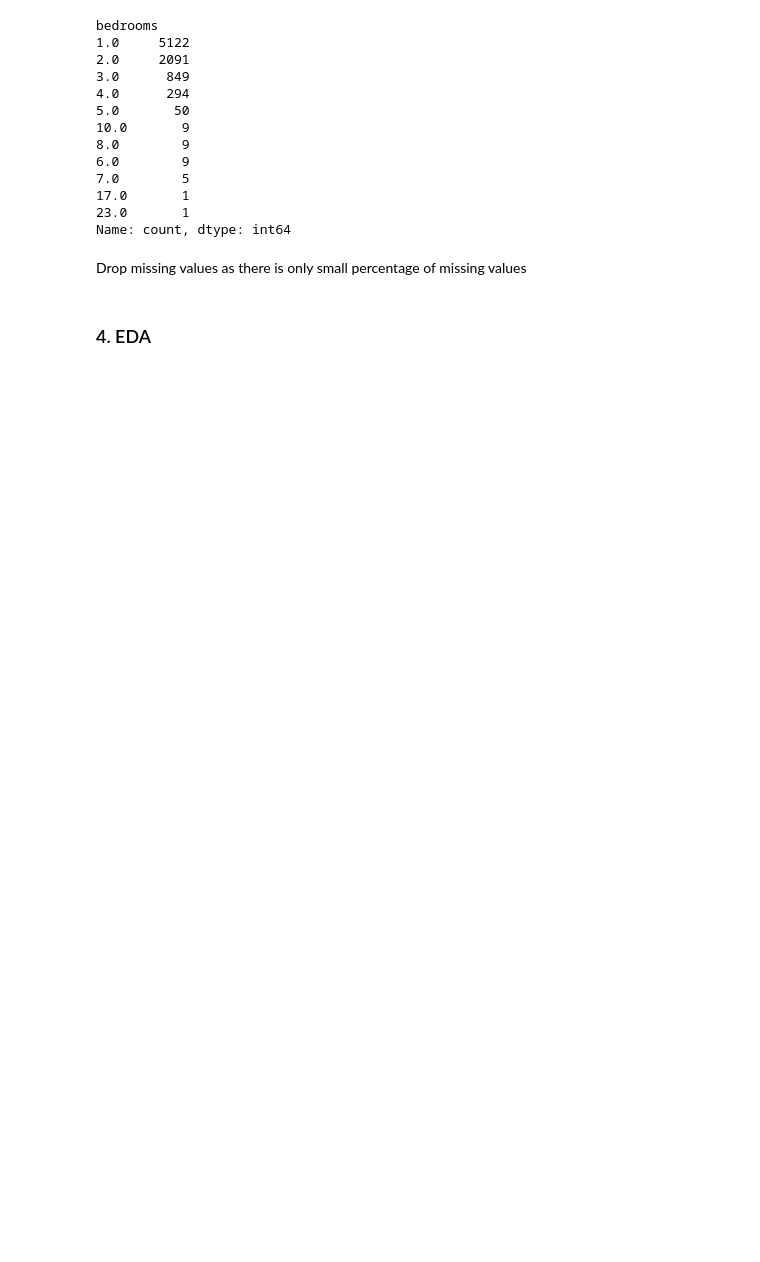
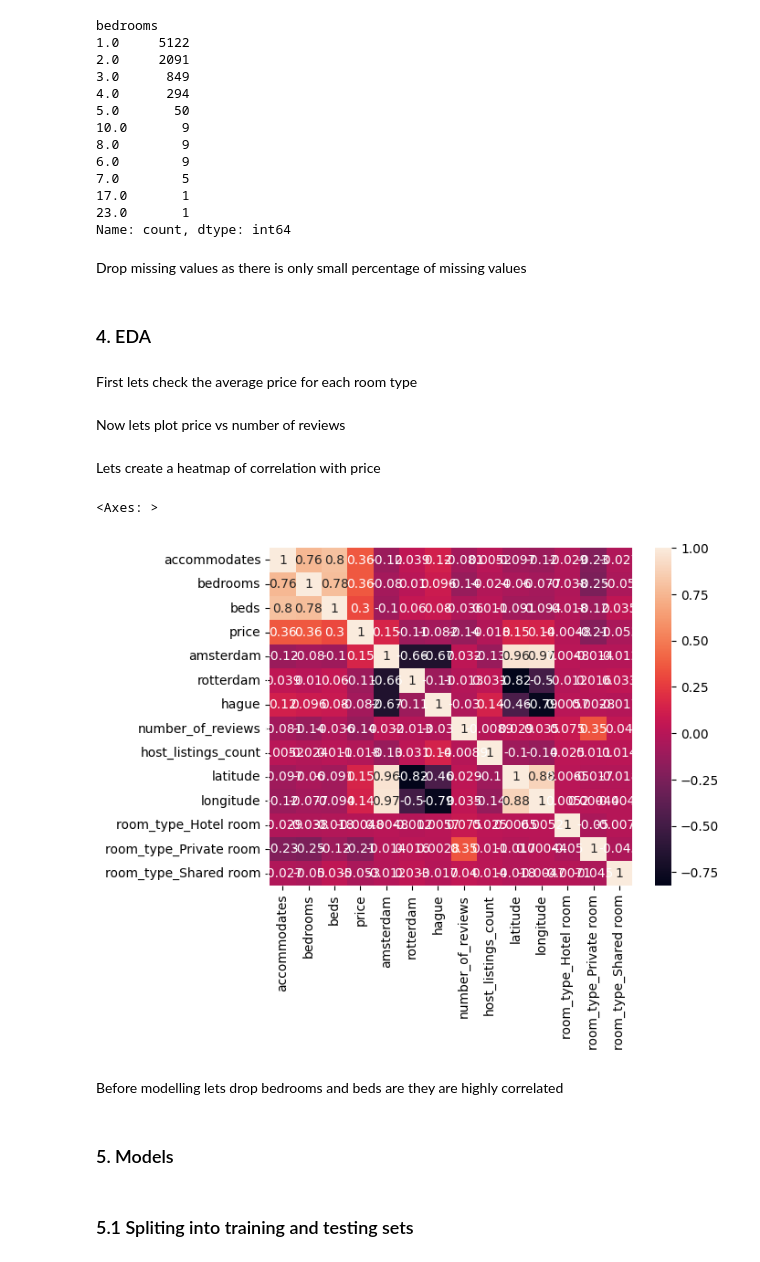
Before and after one commit to kw10-uw/DataScienceJungle, a Jupyter notebook: Regression_Airbnb/Regression.ipynb, the cells around one changed output. Cells and saved outputs as stored; diff of their text form; code cells hidden in the pictures; blank space fills up the shorter version.

```diff
--- a/Regression_Airbnb/Regression.ipynb
+++ b/Regression_Airbnb/Regression.ipynb
@@ -168,7 +178,7 @@ Index(['id', 'listing_url', 'scrape_id', 'last_scraped', 'source', 'name',
 # %%
 final_columns = ['room_type', 'accommodates','bedrooms', 'beds',
                  'price', 'amsterdam', 'rotterdam', 'hague', 'number_of_reviews',
-                  'host_listings_count']
+                  'host_listings_count', 'latitude', 'longitude']
 
 result = result[final_columns]
 # %%
@@ -257,3 +267,16 @@ Drop missing values as there is only small percentage of missing values
 result.dropna(inplace=True)
 # %% [markdown]
 ### 4. EDA
+# %% [markdown]
+First lets check the average price for each room type
+# %% [markdown]
+Now lets plot price vs number of reviews
+# %% [markdown]
+Lets create a heatmap of correlation with price
+# %%
+sns.heatmap(result.corr(), annot=True)
+# %% [output]
+<Axes: >
+[figure, added]
+# %% [markdown]
+Before modelling lets drop bedrooms and beds are they are highly correlated
@@ -259,0 +285,4 @@ result.dropna(inplace=True)
+# %% [markdown]
+### 5. Models
+# %% [markdown]
+### 5.1 Spliting into training and testing sets
```
Also changed, not shown: parts of 26 cells of this notebook.
